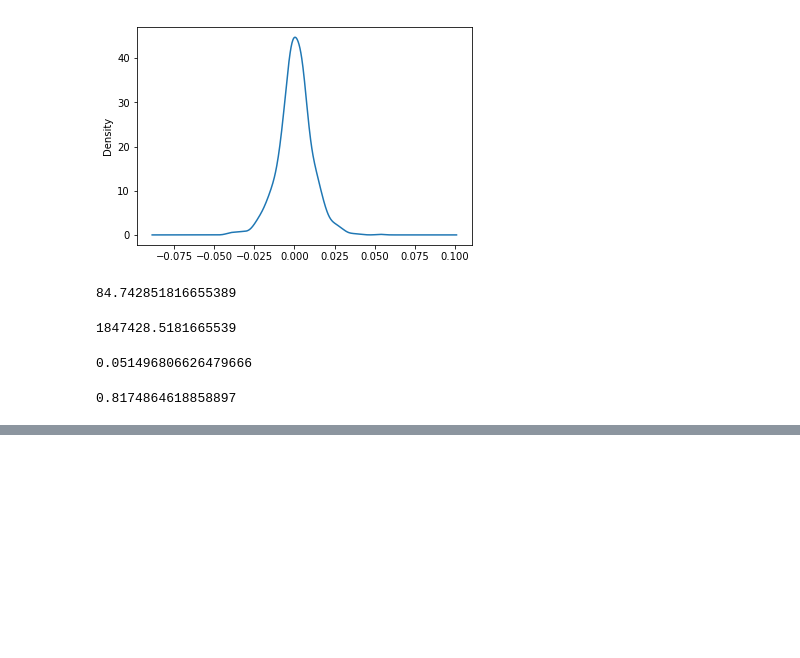
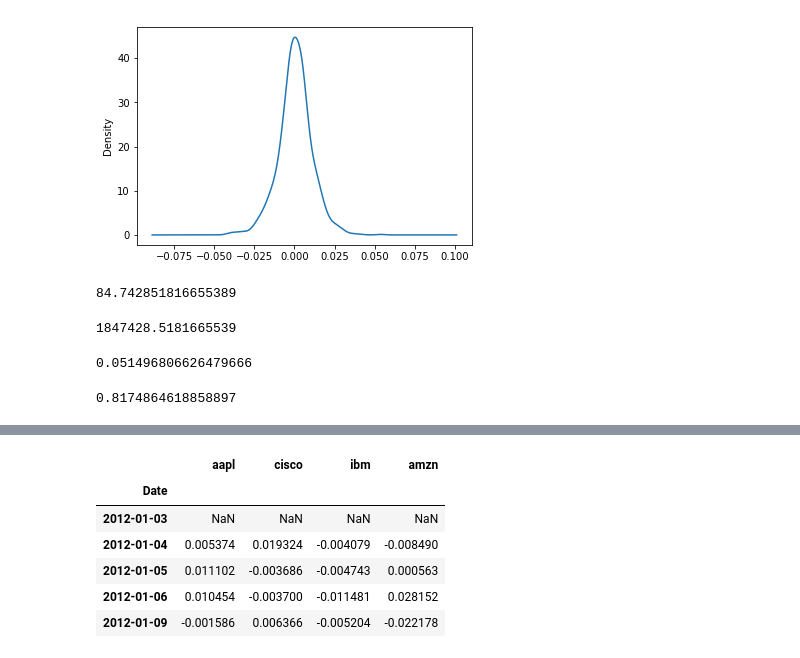
Before and after one commit to vitaliAI/Python-Source-Code, a Jupyter notebook: Python Finance Fundamentals/Python Finance Fundamentals.ipynb, the cells around one changed output, grey strips where cells are left out. Cells and saved outputs as stored; diff of their text form; code cells hidden in the pictures; blank space fills up the shorter version.

```diff
--- a/Python Finance Fundamentals/Python Finance Fundamentals.ipynb
+++ b/Python Finance Fundamentals/Python Finance Fundamentals.ipynb
@@ -237,0 +289,10 @@ ASR
+# %%
+stocks.pct_change(1).head()
+# %% [output]
+|  | aapl | cisco | ibm | amzn |
+| Date |  |  |  |  |
+| 2012-01-03 | NaN | NaN | NaN | NaN |
+| 2012-01-04 | 0.005374 | 0.019324 | -0.004079 | -0.008490 |
+| 2012-01-05 | 0.011102 | -0.003686 | -0.004743 | 0.000563 |
+| 2012-01-06 | 0.010454 | -0.003700 | -0.011481 | 0.028152 |
+| 2012-01-09 | -0.001586 | 0.006366 | -0.005204 | -0.022178 |
```
Also changed, not shown: parts of 36 cells of this notebook, 1 other file.
